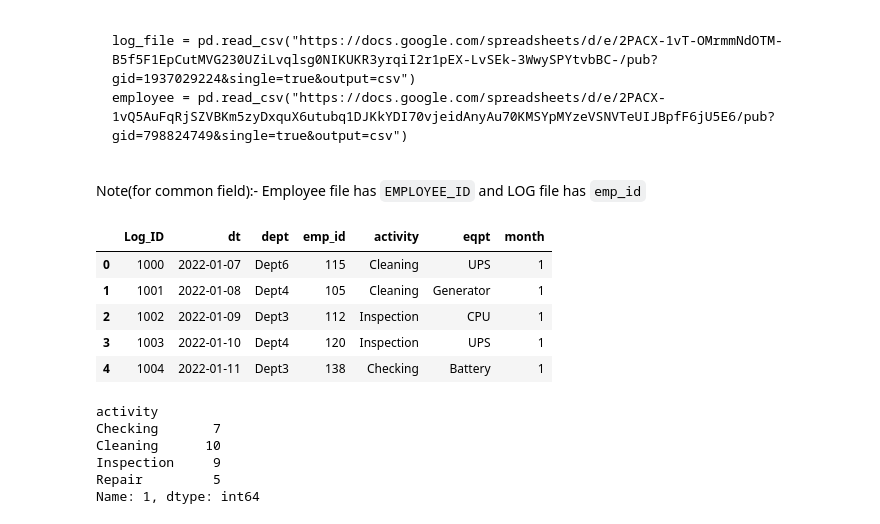
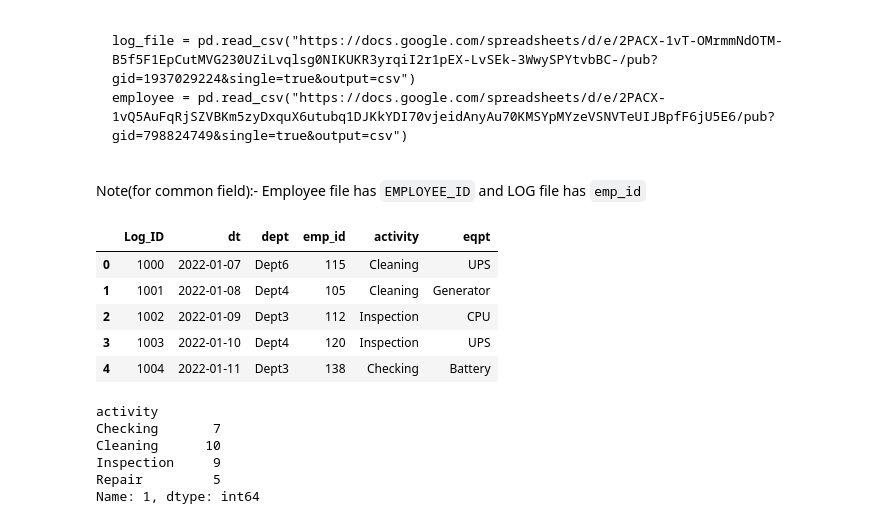
Before and after one commit to hemant087/3_Pandas, a Jupyter notebook: Task/task_22.ipynb, the cells around one changed output. Cells and saved outputs as stored; diff of their text form; code cells hidden in the pictures.

```diff
--- a/Task/task_22.ipynb
+++ b/Task/task_22.ipynb
@@ -195,12 +221,12 @@ Note(for common field):- Employee file has `EMPLOYEE_ID` and LOG file has `emp_i
 log_file = pd.read_csv("https://docs.google.com/spreadsheets/d/e/2PACX-1vT-OMrmmNdOTM-B5f5F1EpCutMVG230UZiLvqlsg0NIKUKR3yrqiI2r1pEX-LvSEk-3WwySPYtvbBC-/pub?gid=1937029224&single=true&output=csv")
 employee = pd.read_csv("https://docs.google.com/spreadsheets/d/e/2PACX-1vQ5AuFqRjSZVBKm5zyDxquX6utubq1DJKkYDI70vjeidAnyAu70KMSYpMYzeVSNVTeUIJBpfF6jU5E6/pub?gid=798824749&single=true&output=csv")
 # %%
-log_file.head
+log_file.head()
 # %% [output]
-|  | Log_ID | dt | dept | emp_id | activity | eqpt | month |
-| 0 | 1000 | 2022-01-07 | Dept6 | 115 | Cleaning | UPS | 1 |
-| 1 | 1001 | 2022-01-08 | Dept4 | 105 | Cleaning | Generator | 1 |
-| 2 | 1002 | 2022-01-09 | Dept3 | 112 | Inspection | CPU | 1 |
-| 3 | 1003 | 2022-01-10 | Dept4 | 120 | Inspection | UPS | 1 |
-| 4 | 1004 | 2022-01-11 | Dept3 | 138 | Checking | Battery | 1 |
+|  | Log_ID | dt | dept | emp_id | activity | eqpt |
+| 0 | 1000 | 2022-01-07 | Dept6 | 115 | Cleaning | UPS |
+| 1 | 1001 | 2022-01-08 | Dept4 | 105 | Cleaning | Generator |
+| 2 | 1002 | 2022-01-09 | Dept3 | 112 | Inspection | CPU |
+| 3 | 1003 | 2022-01-10 | Dept4 | 120 | Inspection | UPS |
+| 4 | 1004 | 2022-01-11 | Dept3 | 138 | Checking | Battery |
 # %%
```
Also changed, not shown: parts of 9 cells of this notebook.
